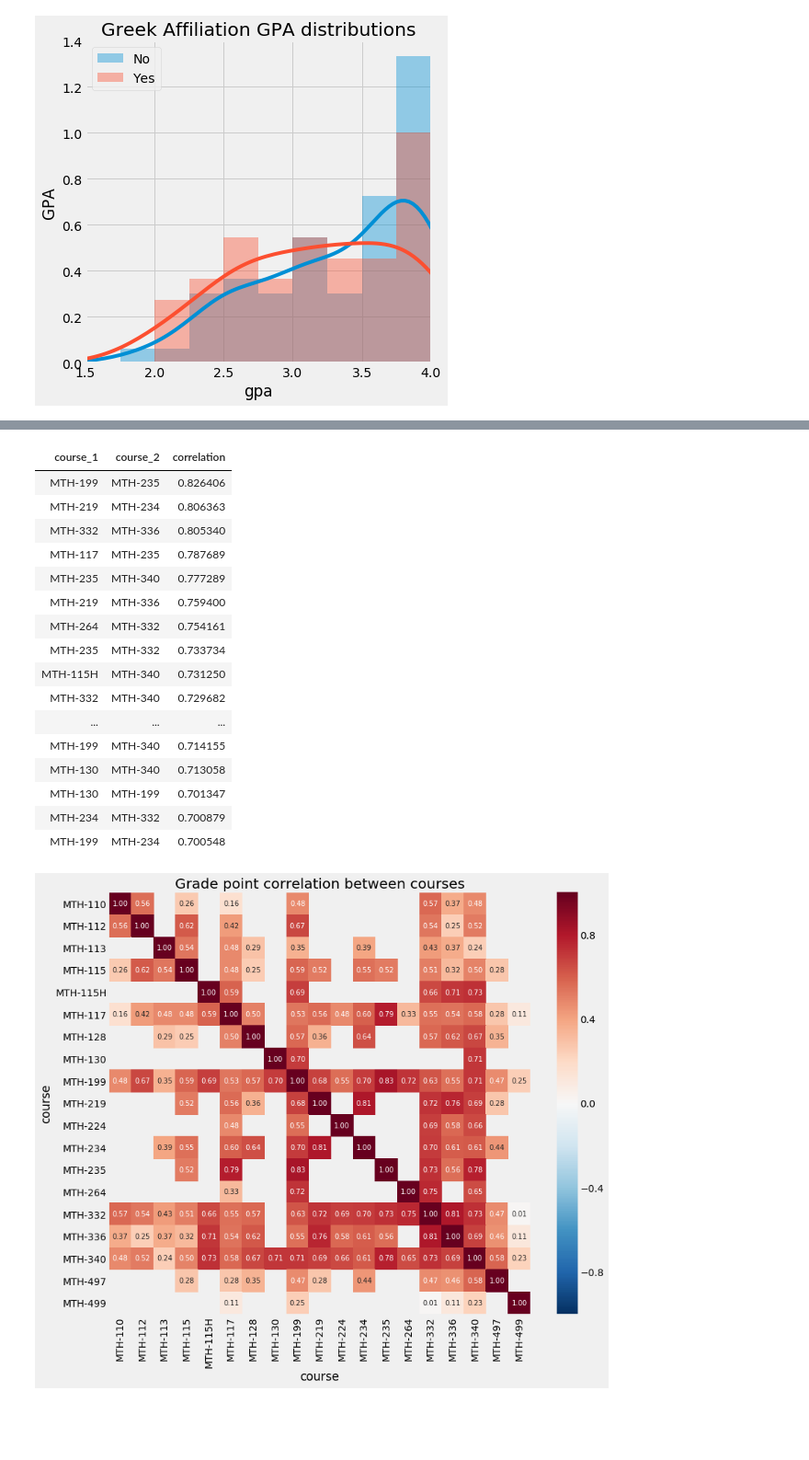
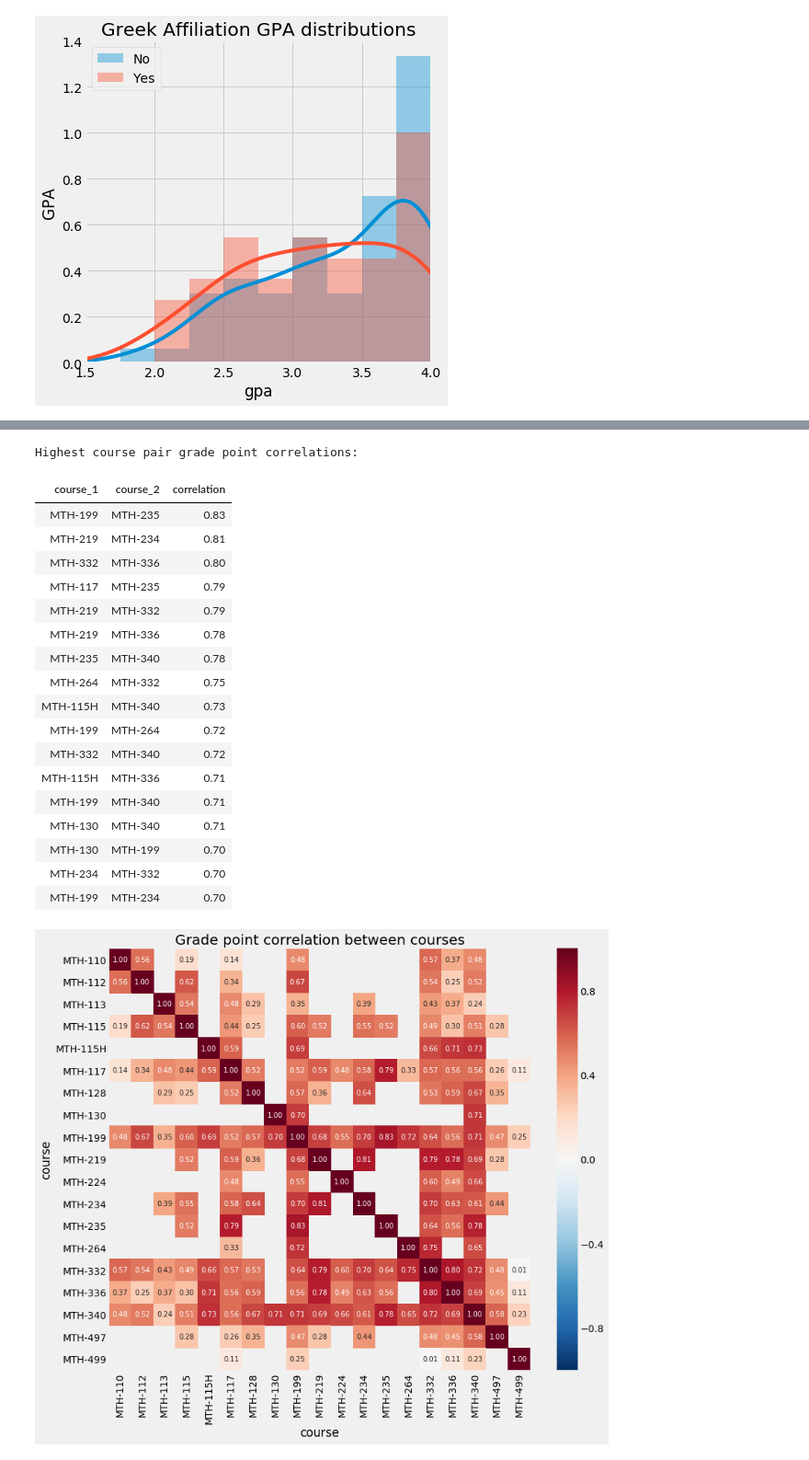
Before and after one commit to pmgasper/union_students, a Jupyter notebook: data_exploration.ipynb, the cells around one changed output, grey strips where cells are left out. Shown at 92% size. Saved outputs shown, nothing was run; the diff lists cells and outputs as text; code cells hidden in the pictures; blank space fills up the shorter version.

```diff
--- a/data_exploration.ipynb
+++ b/data_exploration.ipynb
@@ -707,7 +716,7 @@ min_periods = 20
 
 corr_data = (data.groupby('course')
                  .filter(lambda group: len(group) >= min_count)
-                 .pivot_table('point', 'id', 'course', aggfunc='max')
+                 .pivot_table('point', 'id', 'course', aggfunc='mean')
                  .corr(min_periods=min_periods)
                  .stack()
                  .reset_index(level=1)
@@ -716,54 +725,59 @@ corr_data = (data.groupby('course')
                  .rename({'course':'course_1'}, axis=1)
 )
 
-with pd.option_context('max_row', None):
+print('Highest course pair grade point correlations:')
+
+with pd.option_context('max_row', None,
+                       'display.float_format', '{:,.2f}'.format):
     display(HTML(corr_data[(corr_data.course_1 < corr_data.course_2) &
                       (corr_data.correlation > 0.7)]
                  .sort_values('correlation', ascending=False)
                  .to_html(index=False)))
 # %% [output]
+Highest course pair grade point correlations:
 | course_1 | course_2 | correlation |
-| MTH-199 | MTH-235 | 0.826406 |
-| MTH-219 | MTH-234 | 0.806363 |
-| MTH-332 | MTH-336 | 0.805340 |
-| MTH-117 | MTH-235 | 0.787689 |
-| MTH-235 | MTH-340 | 0.777289 |
-| MTH-219 | MTH-336 | 0.759400 |
-| MTH-264 | MTH-332 | 0.754161 |
-| MTH-235 | MTH-332 | 0.733734 |
-| MTH-115H | MTH-340 | 0.731250 |
-| MTH-332 | MTH-340 | 0.729682 |
-| ... | ... | ... |
-| MTH-199 | MTH-340 | 0.714155 |
-| MTH-130 | MTH-340 | 0.713058 |
-| MTH-130 | MTH-199 | 0.701347 |
-| MTH-234 | MTH-332 | 0.700879 |
-| MTH-199 | MTH-234 | 0.700548 |
+| MTH-199 | MTH-235 | 0.83 |
+| MTH-219 | MTH-234 | 0.81 |
+| MTH-332 | MTH-336 | 0.80 |
+| MTH-117 | MTH-235 | 0.79 |
+| MTH-219 | MTH-332 | 0.79 |
+| MTH-219 | MTH-336 | 0.78 |
+| MTH-235 | MTH-340 | 0.78 |
+| MTH-264 | MTH-332 | 0.75 |
+| MTH-115H | MTH-340 | 0.73 |
+| MTH-199 | MTH-264 | 0.72 |
+| MTH-332 | MTH-340 | 0.72 |
+| MTH-115H | MTH-336 | 0.71 |
+| MTH-199 | MTH-340 | 0.71 |
+| MTH-130 | MTH-340 | 0.71 |
+| MTH-130 | MTH-199 | 0.70 |
+| MTH-234 | MTH-332 | 0.70 |
+| MTH-199 | MTH-234 | 0.70 |
 # %%
 # Grade point correlation by course
 min_count = 20    # exclude courses taken less than min_count times
 min_periods = 20  # don't calculate correlation for course combinations
                   # occuring less than min_periods
 
 graph_data = (data.groupby('course')
                   .filter(lambda group: len(group) >= min_count)
-                  .pivot_table('point', 'id', 'course', aggfunc='max')
+                  .pivot_table('point', 'id', 'course', aggfunc='mean')
                   .corr(min_periods=min_periods)
              )
 
 fig = plt.figure(figsize=(12, 12))
 ax = (sns.heatmap(graph_data,
                   vmin=-1, vmax=1, center=0,
                   cmap='RdBu_r', cbar_kws={'shrink':0.86},
                   annot=True, fmt='.2f', annot_kws={'fontsize':10},
                   square=True
                 )
      )
 
 plt.title('Grade point correlation between courses')
 plt.show()
 # %% [output]
-[figure, old version]
+[figure, new version]
 # %%
 # Counts of times course pairs were taken by the same student
 min_count = 20
```
Also changed, not shown: parts of 13 cells of this notebook, 5 other files.
